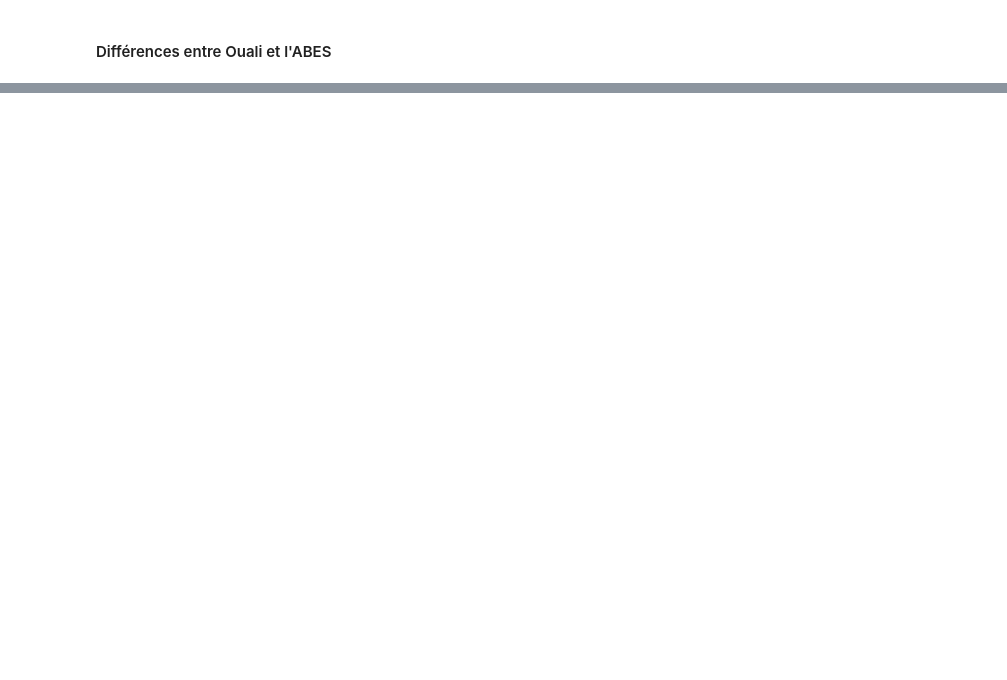
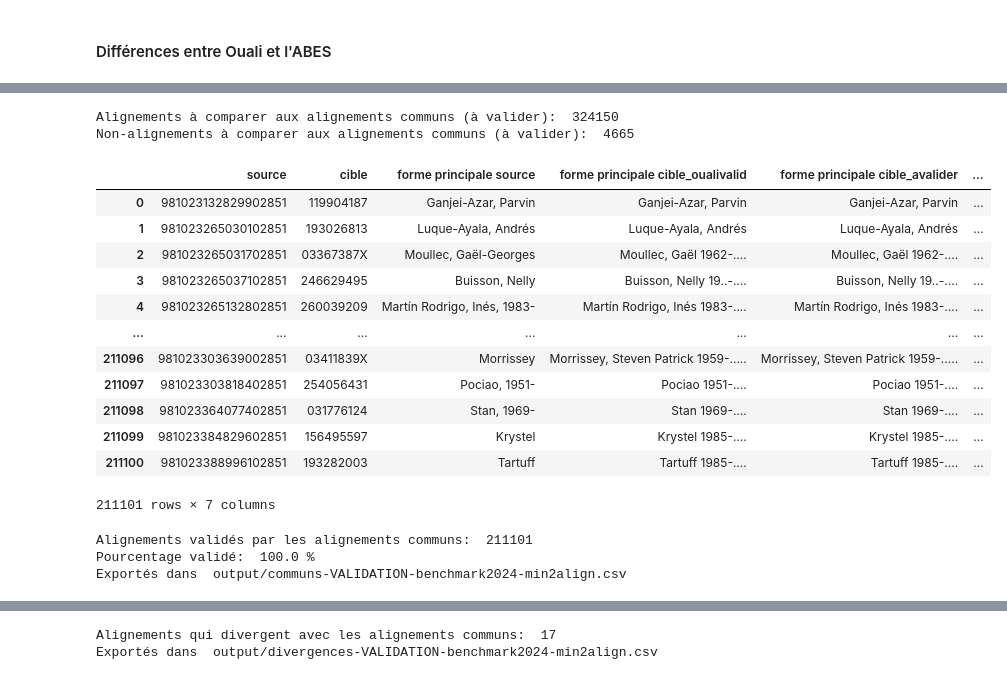
Before and after one commit to timtomch/ouali-benchmark, a Jupyter notebook: Ouali-benchmark-2024.ipynb, the cells around one changed output, grey strips where cells are left out. Drawn from its saved outputs; the diff is of its cells as text; code cells hidden in the pictures; blank space fills up the shorter version.

```diff
--- a/Ouali-benchmark-2024.ipynb
+++ b/Ouali-benchmark-2024.ipynb
@@ -224,0 +301,77 @@ Exportés dans  output/divergences-nonalignements-ABES-benchmark2024-min2align.c
+# %%
+if ouali_to_validate_file and not common_target_abes.empty:
+    to_validate = pd.read_csv(ouali_to_validate_file, sep='\t', dtype = str)
+    to_validate['source'] = to_validate['id source']
+    to_validate['cible'] = to_validate['id cible']
+    to_validate['method'] = to_validate["décision d'alignement"]
+    to_validate_align = to_validate.query("cible.notna() and not cible == '\"rnv-nz-auth-atc\"'").copy()
+    to_validate_no_align = to_validate.query("cible.isna() and not cible == '\"rnv-nz-auth-atc\"' and not method == 'auto'").copy()
+    print("Alignements à comparer aux alignements communs (à valider): ", len(to_validate_align))
+    print("Non-alignements à comparer aux alignements communs (à valider): ", len(to_validate_no_align))
+
+    outfile = output_folder + '/' + common_file + '-CONSENSUS-' + set_name
+    common_source_validated = pd.merge(common_target_abes, to_validate_align, how="inner", on='source', suffixes=("_oualivalid", "_avalider"), copy=True)
+    common_target_validated = pd.merge(common_target_abes, to_validate_align, how="inner", on=['source', 'cible'], suffixes=("_oualivalid", "_avalider"), copy=True)
+    display(common_target_validated[['source','cible', 'forme principale source', 'forme principale cible_oualivalid','forme principale cible_avalider', "décision d'alignement", 'arbitre']])
+
+    if output_type == 'xlsx':
+        outfile = outfile + '.xlsx'
+        common_target_validated.to_excel(outfile,columns=['source','cible', 'forme principale source', 'forme principale cible_oualivalid','forme principale cible_avalider', "décision d'alignement", 'arbitre'],encoding="UTF-8",index=False)
+    else:
+        outfile = outfile + '.csv'
+        common_target_validated.to_csv(outfile,columns=['source','cible', 'forme principale source', 'forme principale cible_oualivalid','forme principale cible_avalider', "décision d'alignement", 'arbitre'],encoding="UTF-8",index=False)
+    print("Alignements validés par les alignements communs: ", len(common_target_validated))
+    print("Pourcentage validé: ", round(len(common_target_validated)/len(common_source_validated)*100,1), "%")
+    print("Exportés dans ", outfile)
+
+    # Alignements à valider pour lesquels Ouali et l'ABES ont pris une décision différente (cible différente pour une même source)
+
+    outfile = output_folder + '/' + divergences_file + '-CONSENSUS-' + set_name
+    divergences_to_validate = common_source_validated.loc[~(common_source_validated['cible_oualivalid'] == common_source_validated['cible_avalider'])]
+    display(divergences_to_validate[['source', 'cible_oualivalid', 'cible_avalider', 'forme principale source', 'forme principale cible_oualivalid','forme principale cible_avalider', "décision d'alignement", 'arbitre']])
+
+    if output_type == 'xlsx':
+        outfile = outfile + '.xlsx'
+        divergences_to_validate.to_excel(outfile, columns=['source', 'cible_oualivalid', 'cible_avalider', 'forme principale source', 'forme principale cible_oualivalid','forme principale cible_avalider', "décision d'alignement", 'arbitre'],encoding="UTF-8",index=False)
+    else:
+        outfile = outfile + '.csv'
+        divergences_to_validate.to_csv(outfile, columns=['source', 'cible_oualivalid', 'cible_avalider', 'forme principale source', 'forme principale cible_oualivalid','forme principale cible_avalider', "décision d'alignement", 'arbitre'],encoding="UTF-8",index=False)
+    print("Alignements qui divergent avec les alignements communs: ", len(divergences_to_validate))
+    print("Exportés dans ", outfile)
+
+    # Non-alignements pour lesquels Ouali et l'ABES ont trouvé un alignement
+
+    outfile = output_folder + '/' + div_noalign_file + '-CONSENSUS-' + set_name
+    div_nonalign_to_validate = pd.merge(common_target_abes, to_validate_no_align, how="inner", on='source', suffixes=("_oualivalid", "_avalider"), copy=True)
+    display(div_nonalign_to_validate[['source','cible_oualivalid', 'forme principale source', 'forme principale cible_oualivalid', "décision d'alignement", 'arbitre']])
+
+    if output_type == 'xlsx':
+        outfile = outfile + '.xlsx'
+        div_nonalign_to_validate.to_excel(outfile,columns=['source','cible_oualivalid', 'forme principale source', 'forme principale cible_oualivalid', "décision d'alignement", 'arbitre'],encoding="UTF-8",index=False)
+    else:
+        outfile = outfile + '.csv'
+        div_nonalign_to_validate.to_csv(outfile,columns=['source','cible_oualivalid', 'forme principale source', 'forme principale cible_oualivalid', "décision d'alignement", 'arbitre'],encoding="UTF-8",index=False)
+
+    print("Non-alignements Ouali erronés: ", len(div_nonalign_to_validate))
+    print("Pourcentage de divergence: ", round(len(div_nonalign_to_validate)/len(to_validate_no_align)*100,1), "%")
+
+    print("Exportés dans ", outfile)
+# %% [output]
+Alignements à comparer aux alignements communs (à valider):  324150
+Non-alignements à comparer aux alignements communs (à valider):  4665
+|  | source | cible | forme principale source | forme principale cible_oualivalid | forme principale cible_avalider | ... |
+| 0 | 981023132829902851 | 119904187 | Ganjei-Azar, Parvin | Ganjei-Azar, Parvin | Ganjei-Azar, Parvin | ... |
+| 1 | 981023265030102851 | 193026813 | Luque-Ayala, Andrés | Luque-Ayala, Andrés | Luque-Ayala, Andrés | ... |
+| 2 | 981023265031702851 | 03367387X | Moullec, Gaël-Georges | Moullec, Gaël 1962-.... | Moullec, Gaël 1962-.... | ... |
+| 3 | 981023265037102851 | 246629495 | Buisson, Nelly | Buisson, Nelly 19..-.... | Buisson, Nelly 19..-.... | ... |
+| 4 | 981023265132802851 | 260039209 | Martín Rodrigo, Inés, 1983- | Martín Rodrigo, Inés 1983-.... | Martín Rodrigo, Inés 1983-.... | ... |
+| ... | ... | ... | ... | ... | ... | ... |
+| 211096 | 981023303639002851 | 03411839X | Morrissey | Morrissey, Steven Patrick 1959-..... | Morrissey, Steven Patrick 1959-..... | ... |
+| 211097 | 981023303818402851 | 254056431 | Pociao, 1951- | Pociao 1951-.... | Pociao 1951-.... | ... |
+| 211098 | 981023364077402851 | 031776124 | Stan, 1969- | Stan 1969-.... | Stan 1969-.... | ... |
+| 211099 | 981023384829602851 | 156495597 | Krystel | Krystel 1985-.... | Krystel 1985-.... | ... |
+| 211100 | 981023388996102851 | 193282003 | Tartuff | Tartuff 1985-.... | Tartuff 1985-.... | ... |
+211101 rows × 7 columns
+Alignements validés par les alignements communs:  211101
+Pourcentage validé:  100.0 %
+Exportés dans  output/communs-VALIDATION-benchmark2024-min2align.csv
@@ -224,0 +396,2 @@ Exportés dans  output/divergences-nonalignements-ABES-benchmark2024-min2align.c
+Alignements qui divergent avec les alignements communs:  17
+Exportés dans  output/divergences-VALIDATION-benchmark2024-min2align.csv
```
Also changed, not shown: parts of 12 cells of this notebook.
